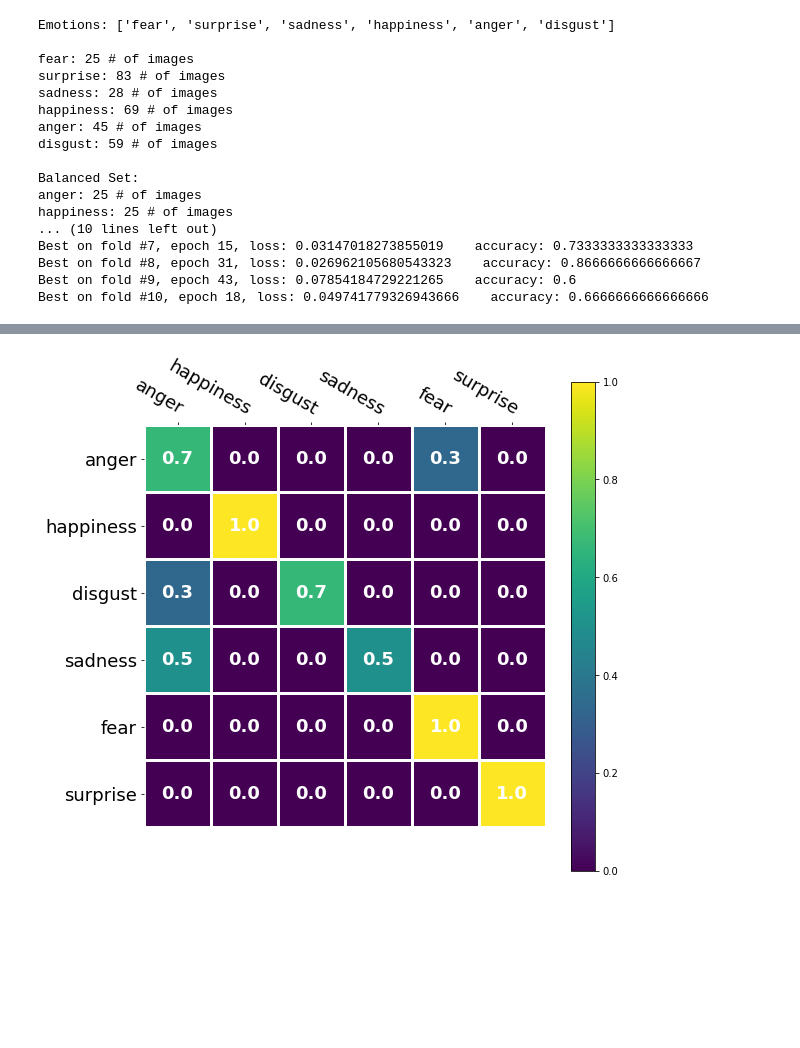
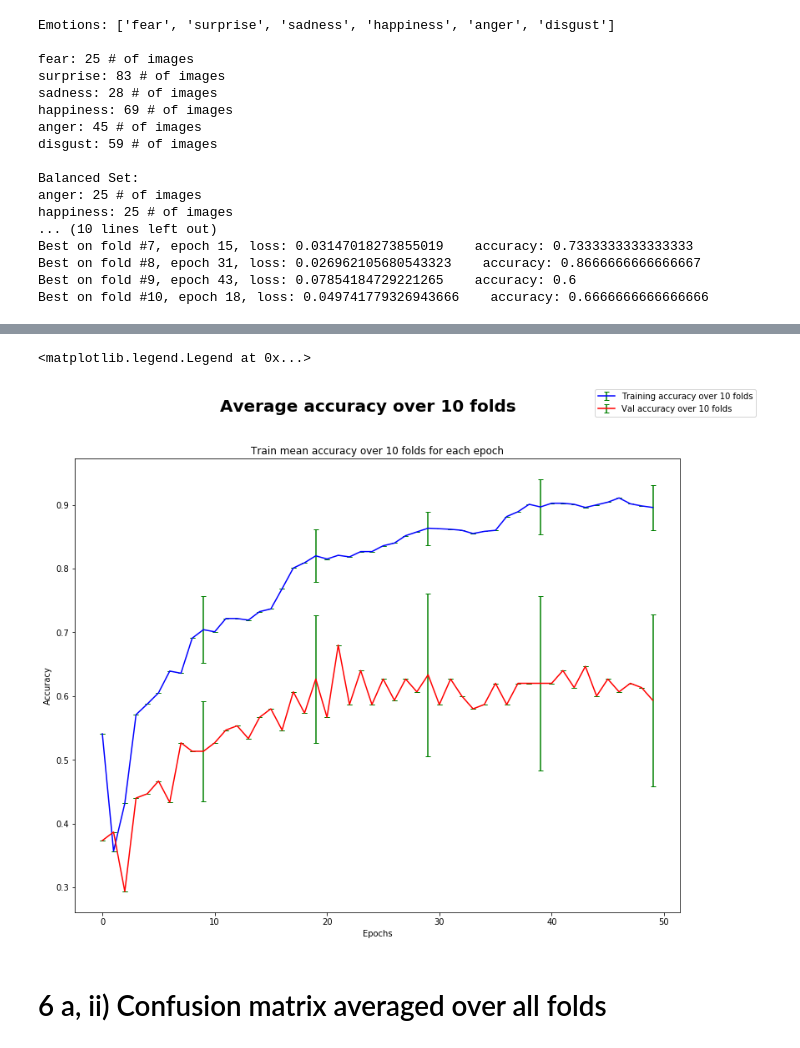
Before and after one commit to dukelin95/dl_projects, a Jupyter notebook: regression_pca/plots_take_two.ipynb, the cells around one changed output, grey strips where cells are left out. Drawn from its saved outputs; the diff is of its cells as text; code cells hidden in the pictures; blank space fills up the shorter version.

```diff
--- a/regression_pca/plots_take_two.ipynb
+++ b/regression_pca/plots_take_two.ipynb
@@ -107,6 +110,8 @@ train_error = np.array(train_eval)[:,:,0]
 train_accuracy = np.array(train_eval)[:,:,1]
 val_error = np.array(val_eval)[:,:,0]
 val_accuracy = np.array(val_eval)[:,:,1]
+test_error = np.array(test_eval)[:,0]
+test_accuracy = np.array(test_eval)[:,1]
 
 std_dev_epochs = [9, 19, 29, 39, 49]
 mask = np.zeros((num_epochs), dtype = int)
@@ -117,6 +122,11 @@ mean_train_error = np.mean(train_error, axis=0)
 std_dev_train_error = np.std(train_error, axis=0)
 mean_val_error = np.mean(val_error, axis=0)
 std_dev_val_error = np.std(val_error, axis=0)
+
+mean_train_accuracy = np.mean(train_accuracy, axis=0)
+std_dev_train_accuracy = np.std(train_accuracy, axis=0)
+mean_val_accuracy = np.mean(val_accuracy, axis=0)
+std_dev_val_accuracy = np.std(val_accuracy, axis=0)
 # %% [output]
 Emotions: ['fear', 'surprise', 'sadness', 'happiness', 'anger', 'disgust']
 
@@ -153,9 +179,26 @@ fig.legend()
+# %%
+fig, ax = plt.subplots(figsize=(13,10))
+fig.subplots_adjust(hspace=0.4)
+fig.suptitle('Average accuracy over 10 folds', fontsize=20, fontweight='bold')
+ax.errorbar(range(len(mean_train_accuracy)), mean_train_accuracy, std_dev_train_accuracy*mask, ecolor='g', capsize=3,
+            label = 'Training accuracy over 10 folds', c='b')
+ax.errorbar(range(len(mean_val_accuracy)), mean_val_accuracy, std_dev_val_accuracy*mask, ecolor='g', capsize=3,
+            label = 'Val accuracy over 10 folds', c='r')
+ax.set_title('Train mean accuracy over 10 folds for each epoch')
+ax.set_xlabel('Epochs')
+ax.set_ylabel('Accuracy')
+fig.legend()
+# %% [output]
+<matplotlib.legend.Legend at 0x...>
+[figure, added]
+# %% [markdown]
+# 6 a, ii) Confusion matrix averaged over all folds
 # %%
+cm_avg = np.array(cm_eval).mean(axis=0)
 fig, ax = plt.subplots(figsize=(9,9))
-im, cbar = plot_confusion_matrix(cm_eval[0], emotions, emotions, ax)
+fig.suptitle('Confusion matrix for all folds', fontsize=20, fontweight='bold')
+im, cbar = plot_confusion_matrix(cm_avg, emotions, emotions, ax)
 plt.show()
-# %% [output]
-[figure, removed]
 # %%
 weights_eval = []
 for fold in range(k):
```
Also changed, not shown: parts of 6 cells of this notebook.
